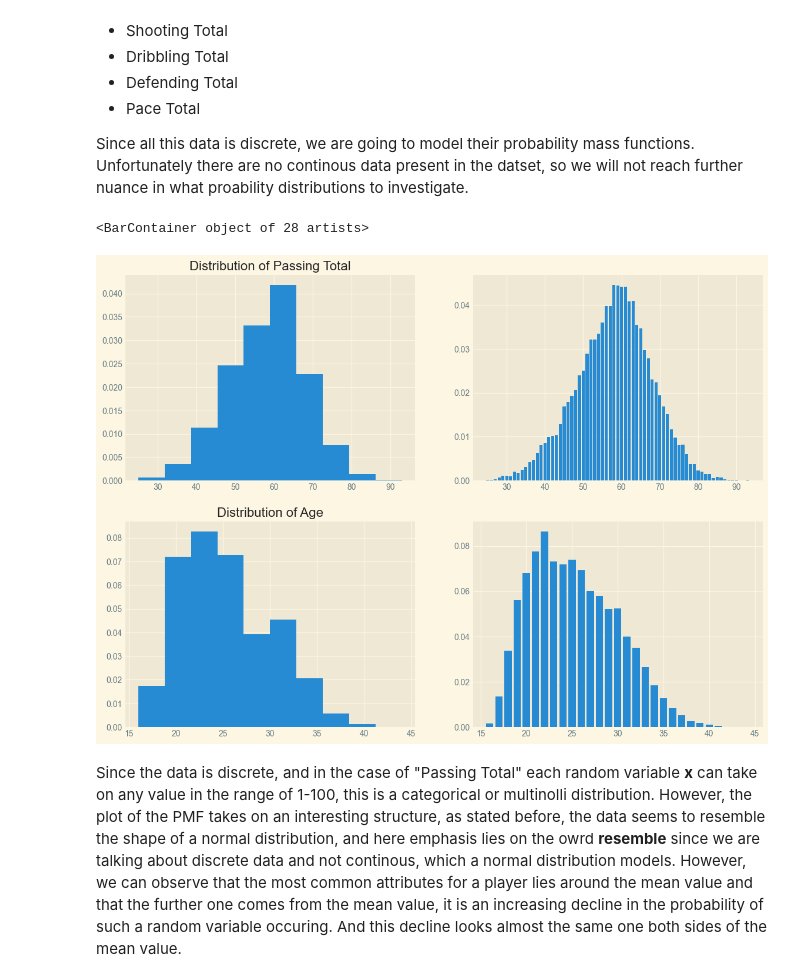
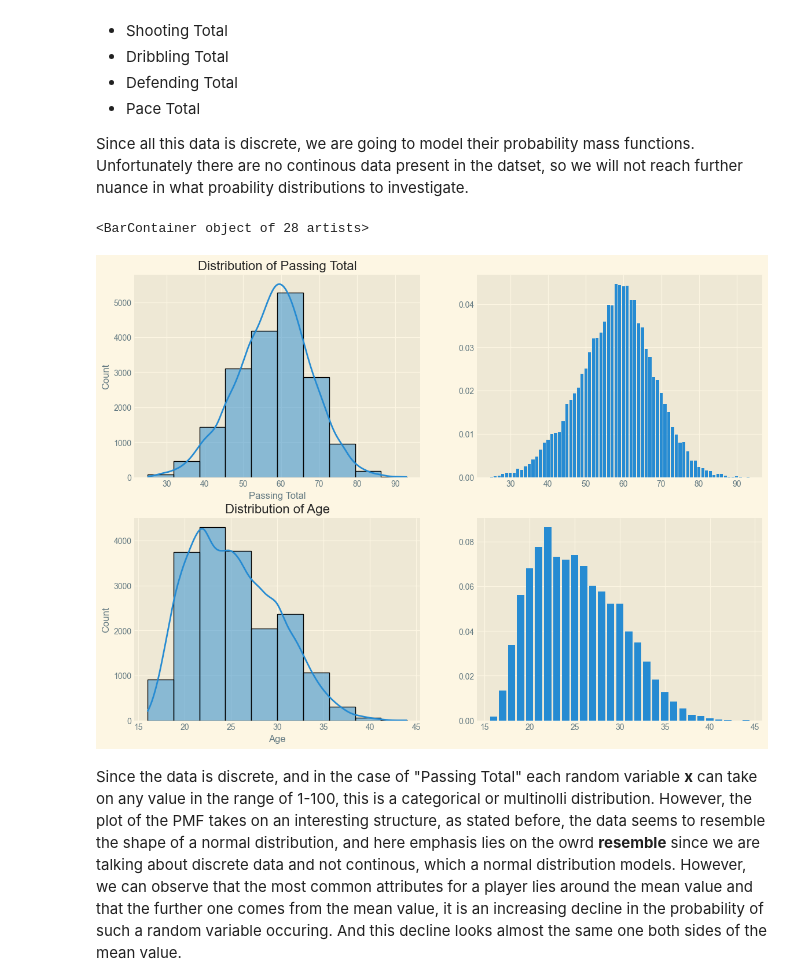
Before and after one commit to ValterMiari/Stats, a Jupyter notebook: Project/project_fifa.ipynb, the cells around one changed output. Saved outputs shown, nothing was run; the diff lists cells and outputs as text; code cells hidden in the pictures.

```diff
--- a/Project/project_fifa.ipynb
+++ b/Project/project_fifa.ipynb
@@ -372,20 +381,20 @@ Unfortunately there are no continous data present in the datset, so we will not
 # %%
 # Passing Total
 ps = data['Passing Total']
 age_data = data['Age']
 probs_ps = ps.value_counts(normalize=True)
 probs_age = age_data.value_counts(normalize=True)
 fig, axes = plt.subplots(2,2, figsize=(14,10))
-axes[0,0].hist(ps, density=True)
+sns.histplot(ps, kde=True, bins=10, ax=axes[0,0])
 axes[0,0].set_title('Distribution of Passing Total')
 axes[0,1].bar(probs_ps.index, probs_ps.values)
-axes[1,0].hist(age_data, density=True)
+sns.histplot(age_data, kde=True, bins=10, ax=axes[1,0])
 axes[1,0].set_title('Distribution of Age')
 axes[1,1].bar(probs_age.index, probs_age.values)
 #ax.plot(data['Passing Total'])
 # %% [output]
 <BarContainer object of 28 artists>
-[figure, old version]
+[figure, new version]
 # %% [markdown]
 Since the data is discrete, and in the case of "Passing Total" each random variable **x** can take on any value in the range of 1-100, this is a categorical or multinolli distribution.
 However, the plot of the PMF takes on an interesting structure, as stated before, the data seems to resemble the shape of a normal distribution, and here emphasis lies on the owrd **resemble** since we are talking about discrete data and not continous, which a normal distribution models.
```
Also changed, not shown: parts of 8 cells of this notebook.
